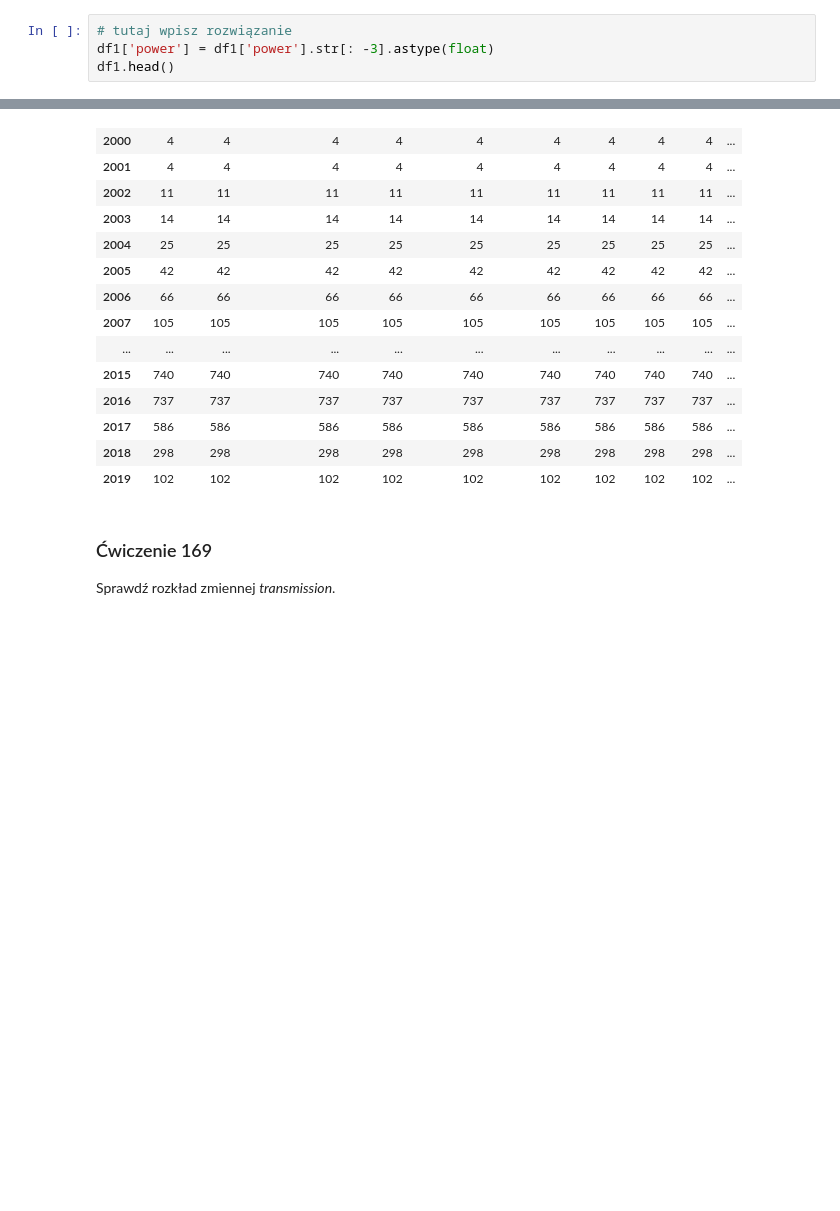
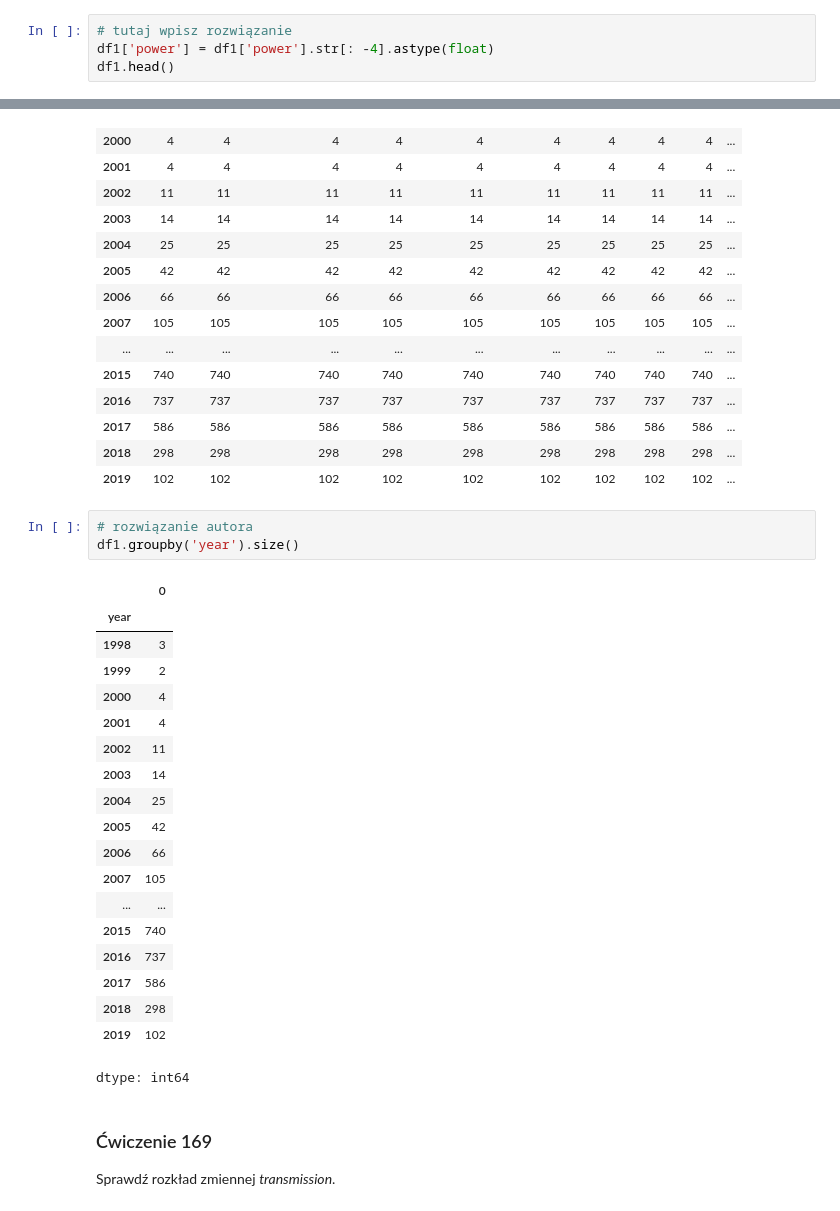
Before and after one commit to sebekpro/python-krakowiak, a Jupyter notebook: 250-data-science-bootcamp-w-jezyku-python/161_170_exercises.ipynb, the cells around one changed output, grey strips where cells are left out. Cells and saved outputs as stored; diff of their text form; blank space fills up the shorter version.

```diff
--- a/250-data-science-bootcamp-w-jezyku-python/161_170_exercises.ipynb
+++ b/250-data-science-bootcamp-w-jezyku-python/161_170_exercises.ipynb
@@ -326,7 +355,7 @@ Zauważ, że zmienna _power_ jest typu _object_. Usuń 4 ostatnie znaki z każde
 Wyświetl metodą _head()_ pięć pierwszych wierszy.
 # %%
 # tutaj wpisz rozwiązanie
-df1['power'] = df1['power'].str[: -3].astype(float)
+df1['power'] = df1['power'].str[: -4].astype(float)
 df1.head()
 # %% [output]
 |  | name | location | year | kilometers_driven | fuel_type | transmission | owner_type | mileage | engine | ... |
@@ -360,6 +401,29 @@ df1.groupby('year').count()
 | 2017 | 586 | 586 | 586 | 586 | 586 | 586 | 586 | 586 | 586 | ... |
 | 2018 | 298 | 298 | 298 | 298 | 298 | 298 | 298 | 298 | 298 | ... |
 | 2019 | 102 | 102 | 102 | 102 | 102 | 102 | 102 | 102 | 102 | ... |
+# %%
+# rozwiązanie autora
+df1.groupby('year').size()
+# %% [output]
+|  | 0 |
+| year |  |
+| 1998 | 3 |
+| 1999 | 2 |
+| 2000 | 4 |
+| 2001 | 4 |
+| 2002 | 11 |
+| 2003 | 14 |
+| 2004 | 25 |
+| 2005 | 42 |
+| 2006 | 66 |
+| 2007 | 105 |
+| ... | ... |
+| 2015 | 740 |
+| 2016 | 737 |
+| 2017 | 586 |
+| 2018 | 298 |
+| 2019 | 102 |
+dtype: int64
 # %% [markdown]
 ### <a name='9'></a> Ćwiczenie 169
 Sprawdź rozkład zmiennej _transmission_.
```
Also changed, not shown: parts of 6 cells of this notebook.
